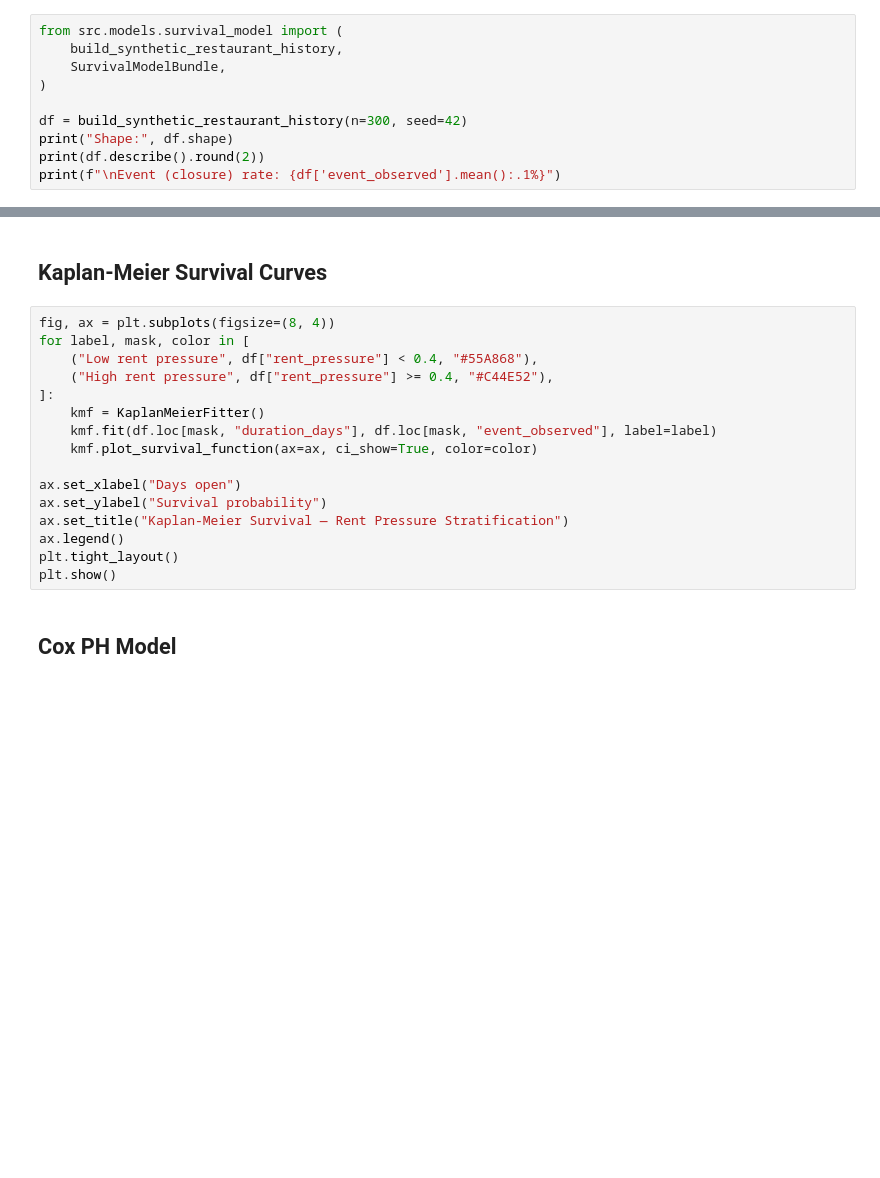
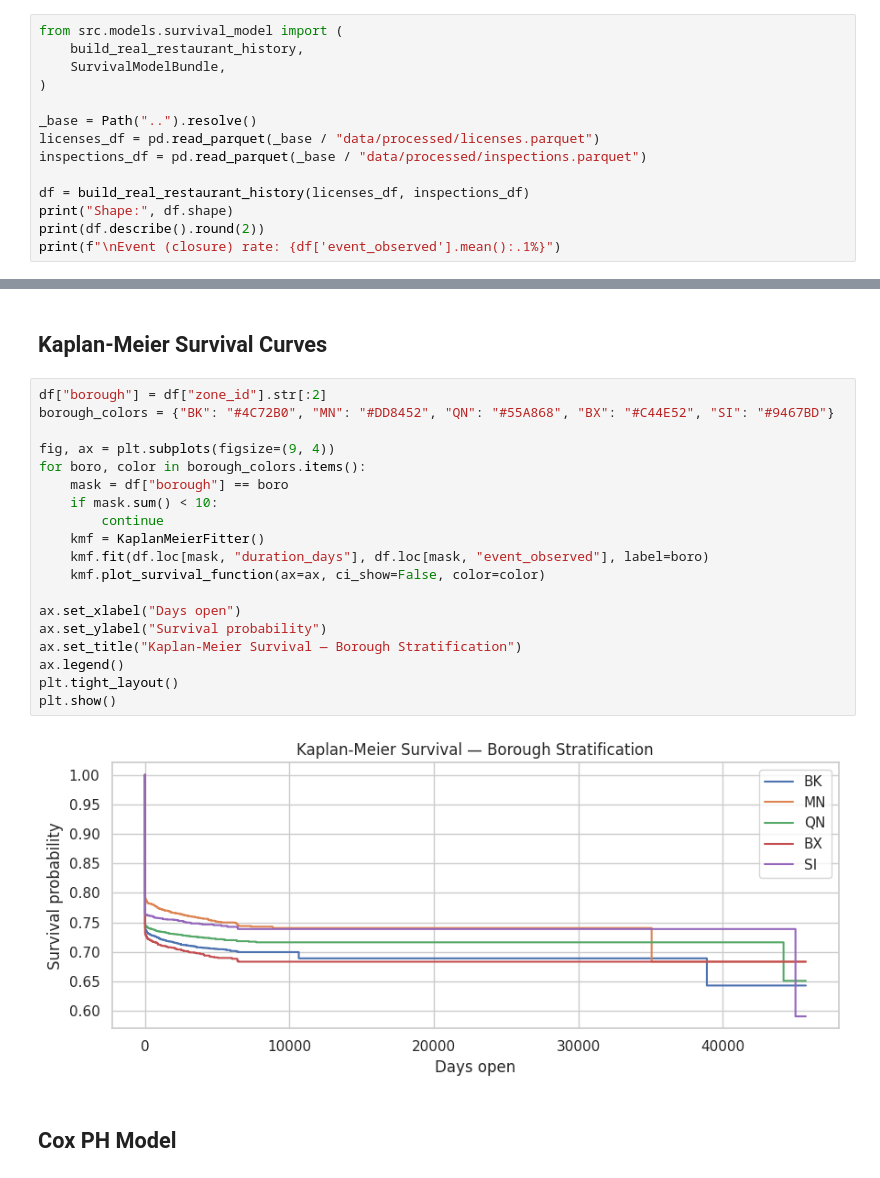
Before and after one commit to Amanda-dong/CS473-FML, a Jupyter notebook: notebooks/03_survival_model.ipynb, the cells around one changed output, grey strips where cells are left out. Cells and saved outputs as stored; diff of their text form; blank space fills up the shorter version.

```diff
--- a/notebooks/03_survival_model.ipynb
+++ b/notebooks/03_survival_model.ipynb
@@ -20,10 +20,14 @@ sns.set_theme(style="whitegrid")
 # %%
 from src.models.survival_model import (
-    build_synthetic_restaurant_history,
+    build_real_restaurant_history,
     SurvivalModelBundle,
 )
 
-df = build_synthetic_restaurant_history(n=300, seed=42)
+_base = Path("..").resolve()
+licenses_df = pd.read_parquet(_base / "data/processed/licenses.parquet")
+inspections_df = pd.read_parquet(_base / "data/processed/inspections.parquet")
+
+df = build_real_restaurant_history(licenses_df, inspections_df)
 print("Shape:", df.shape)
 print(df.describe().round(2))
 print(f"\nEvent (closure) rate: {df['event_observed'].mean():.1%}")
@@ -38,21 +62,26 @@ plt.show()
 # %% [markdown]
 ## Kaplan-Meier Survival Curves
 # %%
-fig, ax = plt.subplots(figsize=(8, 4))
-for label, mask, color in [
-    ("Low rent pressure", df["rent_pressure"] < 0.4, "#55A868"),
-    ("High rent pressure", df["rent_pressure"] >= 0.4, "#C44E52"),
-]:
+df["borough"] = df["zone_id"].str[:2]
+borough_colors = {"BK": "#4C72B0", "MN": "#DD8452", "QN": "#55A868", "BX": "#C44E52", "SI": "#9467BD"}
+
+fig, ax = plt.subplots(figsize=(9, 4))
+for boro, color in borough_colors.items():
+    mask = df["borough"] == boro
+    if mask.sum() < 10:
+        continue
     kmf = KaplanMeierFitter()
-    kmf.fit(df.loc[mask, "duration_days"], df.loc[mask, "event_observed"], label=label)
-    kmf.plot_survival_function(ax=ax, ci_show=True, color=color)
+    kmf.fit(df.loc[mask, "duration_days"], df.loc[mask, "event_observed"], label=boro)
+    kmf.plot_survival_function(ax=ax, ci_show=False, color=color)
 
 ax.set_xlabel("Days open")
 ax.set_ylabel("Survival probability")
-ax.set_title("Kaplan-Meier Survival — Rent Pressure Stratification")
+ax.set_title("Kaplan-Meier Survival — Borough Stratification")
 ax.legend()
 plt.tight_layout()
 plt.show()
+# %% [output]
+[figure, added]
 # %% [markdown]
 ## Cox PH Model
 # %%
```
Also changed, not shown: parts of 6 cells of this notebook, 10 other files.
